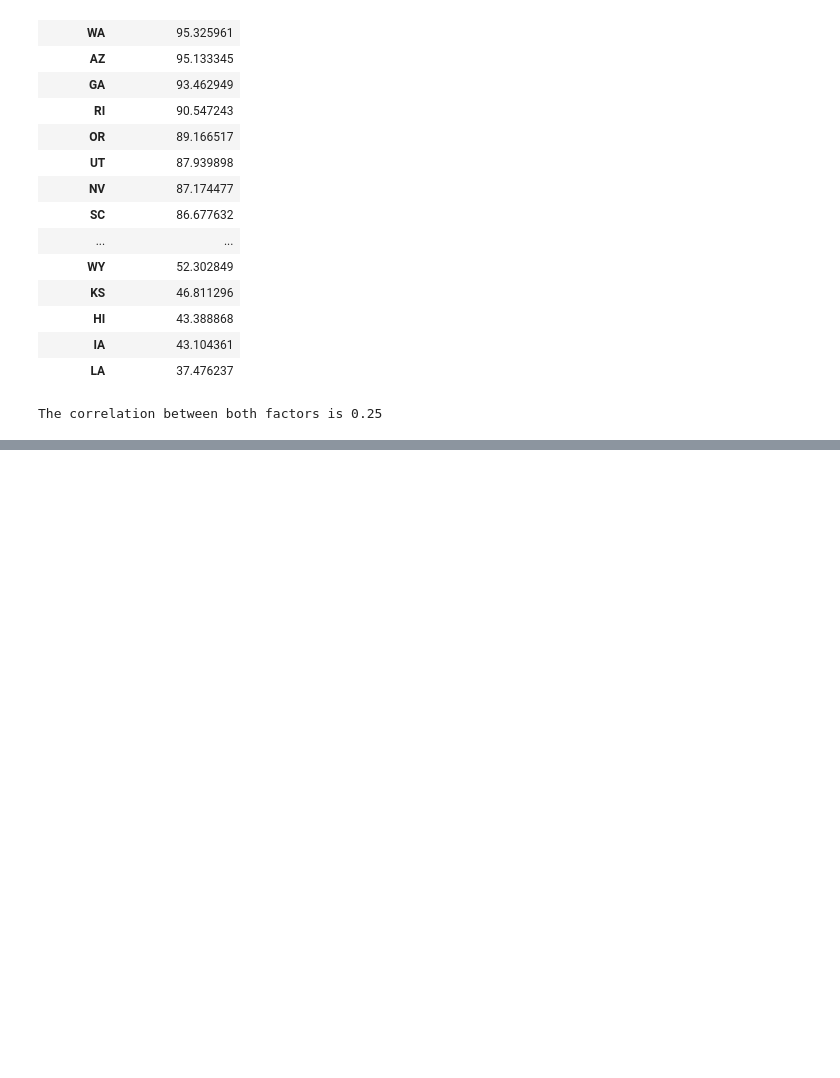
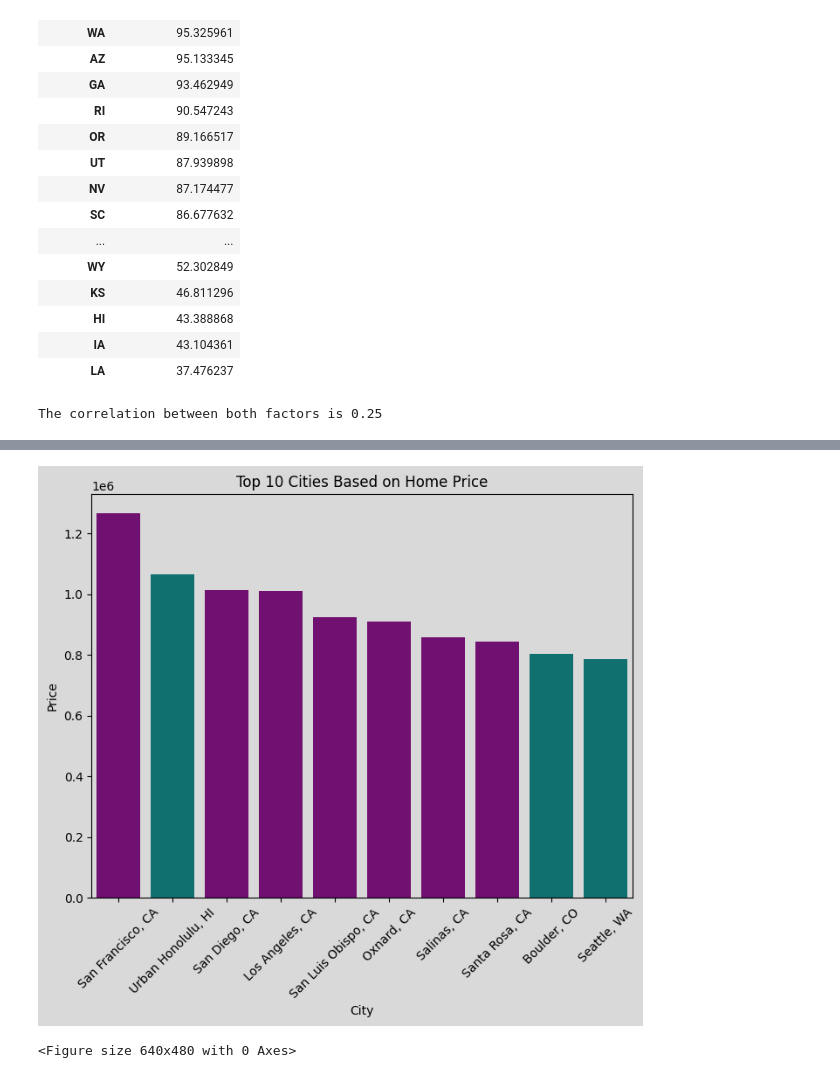
Before and after one commit to elgnol/RealEstate_Project_3, a Jupyter notebook: Analysis/Data_analysis_tatyana.ipynb, the cells around one changed output, grey strips where cells are left out. Drawn from its saved outputs; the diff is of its cells as text; code cells hidden in the pictures; blank space fills up the shorter version.

Commit message:
added graphs and changed backgrounds

```diff
--- a/Analysis/Data_analysis_tatyana.ipynb
+++ b/Analysis/Data_analysis_tatyana.ipynb
@@ -1061,0 +1057,4 @@ filtered_home_df.sort_values(by = '2024-07-31', ascending = False).head()
+# %%
+## highest prices
+top_10_price = filtered_home_df.sort_values(by = '2024-07-31', ascending = False).head(10)
+top_10_price
@@ -1061,0 +1074,22 @@ filtered_home_df.sort_values(by = '2024-07-31', ascending = False).head()
+# %%
+# bar plot for cities with highest home prices
+plt.figure(figsize=(8, 6))
+colors = ['purple' if 'CA' in city else 'teal' for city in top_10_price["RegionName"]]
+sns.barplot(x = top_10_price["RegionName"], y = top_10_price["2024-07-31"], palette=colors)
+plt.xticks(rotation=45)
+plt.xlabel("City")
+plt.ylabel("Price")
+plt.title("Top 10 Cities Based on Home Price")
+
+# Change the background color
+plt.gca().set_facecolor('#D9D9D9')  # Set the background color of the plot area
+plt.gcf().set_facecolor('#D9D9D9')  # Set the background color of the fig
+
+# Save the figure
+plt.savefig("../IMAGES/top_10_price.png")
+
+plt.show()
+plt.tight_layout()
+# %% [output]
+[figure, added]
+<Figure size 640x480 with 0 Axes>
```
Also changed, not shown: parts of 10 cells of this notebook, 7 other files.
